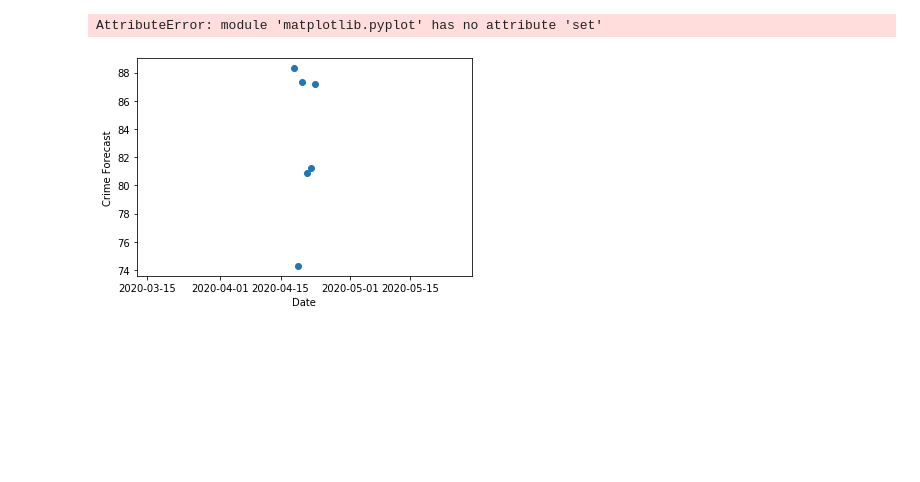
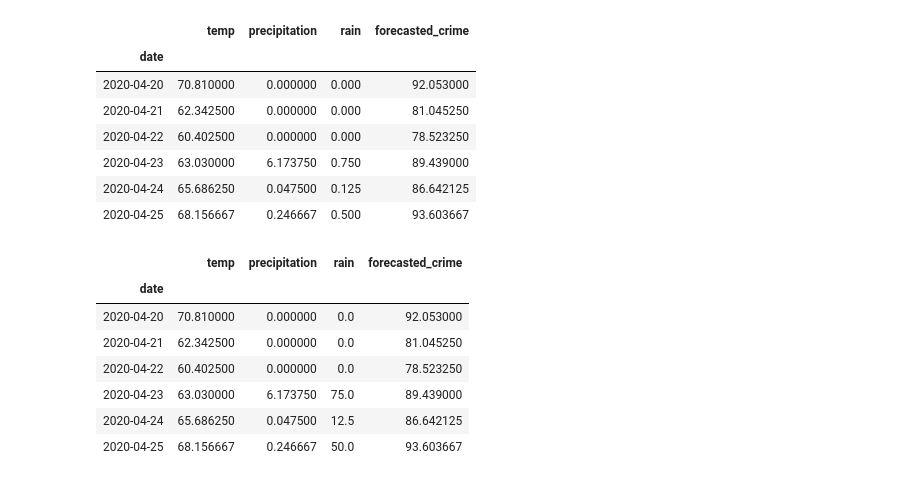
Before and after one commit to balhoffk/TheRottenApples, a Jupyter notebook: soupyweather.ipynb, the cells around one changed output. Cells and saved outputs as stored; diff of their text form; code cells hidden in the pictures; blank space fills up the shorter version.

```diff
--- a/soupyweather.ipynb
+++ b/soupyweather.ipynb
@@ -175,8 +176,29 @@ y_values = prediction_df['forecasted_crime']
 plt.scatter(x_values,y_values)
 plt.xlabel('Date')
 plt.ylabel('Crime Forecast')
-plt.set(xlim = ('2020-04-05', '2020-04-31'))
+ax.set_xlim = ('2020-04-05', '2020-04-31')
 plt.show()
-# %% [output]
-AttributeError: module 'matplotlib.pyplot' has no attribute 'set'
-[figure, removed]
+# %%
+prediction_df.set_index('date', inplace = True)
+prediction_df
+# %% [output]
+|  | temp | precipitation | rain | forecasted_crime |
+| date |  |  |  |  |
+| 2020-04-20 | 70.810000 | 0.000000 | 0.000 | 92.053000 |
+| 2020-04-21 | 62.342500 | 0.000000 | 0.000 | 81.045250 |
+| 2020-04-22 | 60.402500 | 0.000000 | 0.000 | 78.523250 |
+| 2020-04-23 | 63.030000 | 6.173750 | 0.750 | 89.439000 |
+| 2020-04-24 | 65.686250 | 0.047500 | 0.125 | 86.642125 |
+| 2020-04-25 | 68.156667 | 0.246667 | 0.500 | 93.603667 |
+# %%
+prediction_df['rain'] = prediction_df['rain']*100
+prediction_df
+# %% [output]
+|  | temp | precipitation | rain | forecasted_crime |
+| date |  |  |  |  |
+| 2020-04-20 | 70.810000 | 0.000000 | 0.0 | 92.053000 |
+| 2020-04-21 | 62.342500 | 0.000000 | 0.0 | 81.045250 |
+| 2020-04-22 | 60.402500 | 0.000000 | 0.0 | 78.523250 |
+| 2020-04-23 | 63.030000 | 6.173750 | 75.0 | 89.439000 |
+| 2020-04-24 | 65.686250 | 0.047500 | 12.5 | 86.642125 |
+| 2020-04-25 | 68.156667 | 0.246667 | 50.0 | 93.603667 |
```
Also changed, not shown: parts of 12 cells of this notebook.
